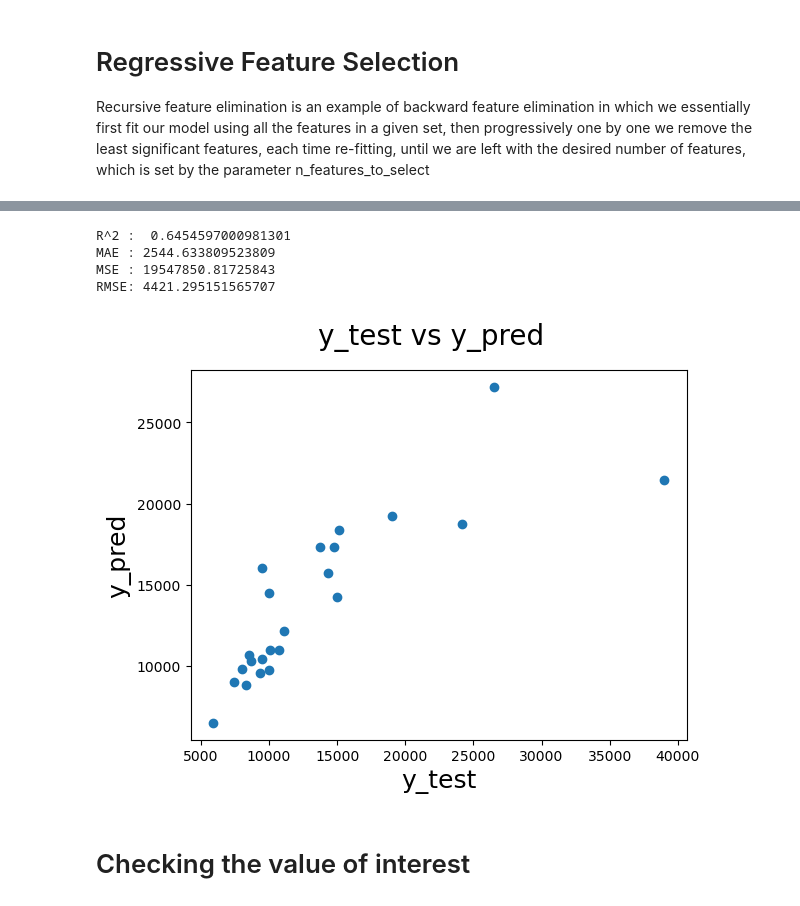
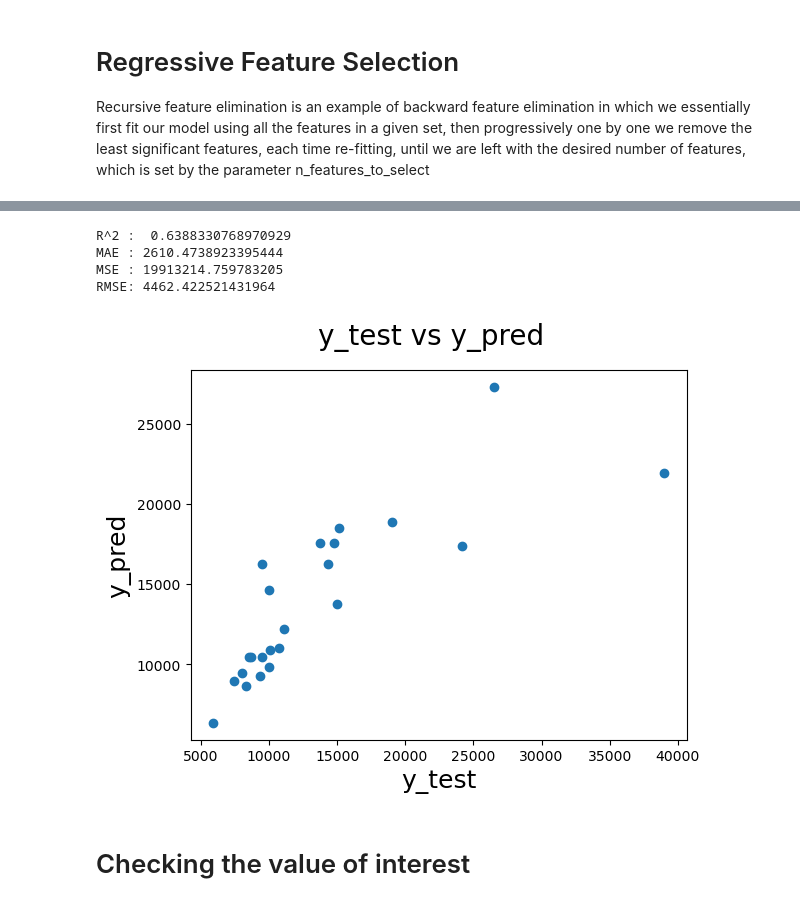
Before and after one commit to blue-quark/trailer_price_regression, a Jupyter notebook: trailer-price-regression.ipynb, the cells around one changed output, grey strips where cells are left out. Drawn from its saved outputs; the diff is of its cells as text; code cells hidden in the pictures.

```diff
--- a/trailer-price-regression.ipynb
+++ b/trailer-price-regression.ipynb
@@ -345,7 +330,7 @@ data2
 # %%
 #here the data is split up into X,y where X contains everything but price and y contains what we want to predict (price)
 #price is what we want to predict
-X = data2.drop(['price'],axis=1)
+X = data2.drop(['price', 'Rear Door', 'Rear Door Window'],axis=1)
 y=data2['price']
 # %%
 X_train,X_test,y_train,y_test = train_test_split(X,y,test_size=0.25,random_state=1)
@@ -625,15 +601,0 @@ X_test_scaled = scaler.transform(X_test)
-# %%
-def run_experiment(model):
-    model.fit(X_train_scaled, y_train)
-    y_pred = model.predict(X_test_scaled)
-    print("R^2 : ", r2_score(y_test, y_pred))
-    print("MAE :", mean_absolute_error(y_test,y_pred))
-    print("MSE :", mean_squared_error(y_test,y_pred))
-    print("RMSE:",np.sqrt(mean_squared_error(y_test, y_pred)))
-    #EVALUATION OF THE MODEL
-    # Plotting y_test and y_pred to understand the spread.
-    fig = plt.figure()
-    plt.scatter(y_test,y_pred)
-    fig.suptitle('y_test vs y_pred', fontsize=20)              # Plot heading
-    plt.xlabel('y_test', fontsize=18)                          # X-label
-    plt.ylabel('y_pred', fontsize=18)
@@ -762,13 +649,13 @@ CV_rfc.best_params_
 # %%
 #run a final model using the optimal parameters
-final_model = RandomForestRegressor(criterion= 'squared_error', n_estimators=1000, max_features='sqrt', max_depth=15, min_samples_leaf=1, random_state=0)
+final_model = RandomForestRegressor(criterion= 'squared_error', n_estimators=100, max_features='sqrt', max_depth=10, min_samples_leaf=1, random_state=0)
 run_experiment(final_model)
 # %% [output]
-R^2 :  0.6454597000981301
-MAE : 2544.633809523809
-MSE : 19547850.81725843
-RMSE: 4421.295151565707
+R^2 :  0.6388330768970929
+MAE : 2610.4738923395444
+MSE : 19913214.759783205
+RMSE: 4462.422521431964
-[figure, old version]
+[figure, new version]
 # %% [markdown]
 # Checking the value of interest
 # %%
```
Also changed, not shown: parts of 46 cells of this notebook.
